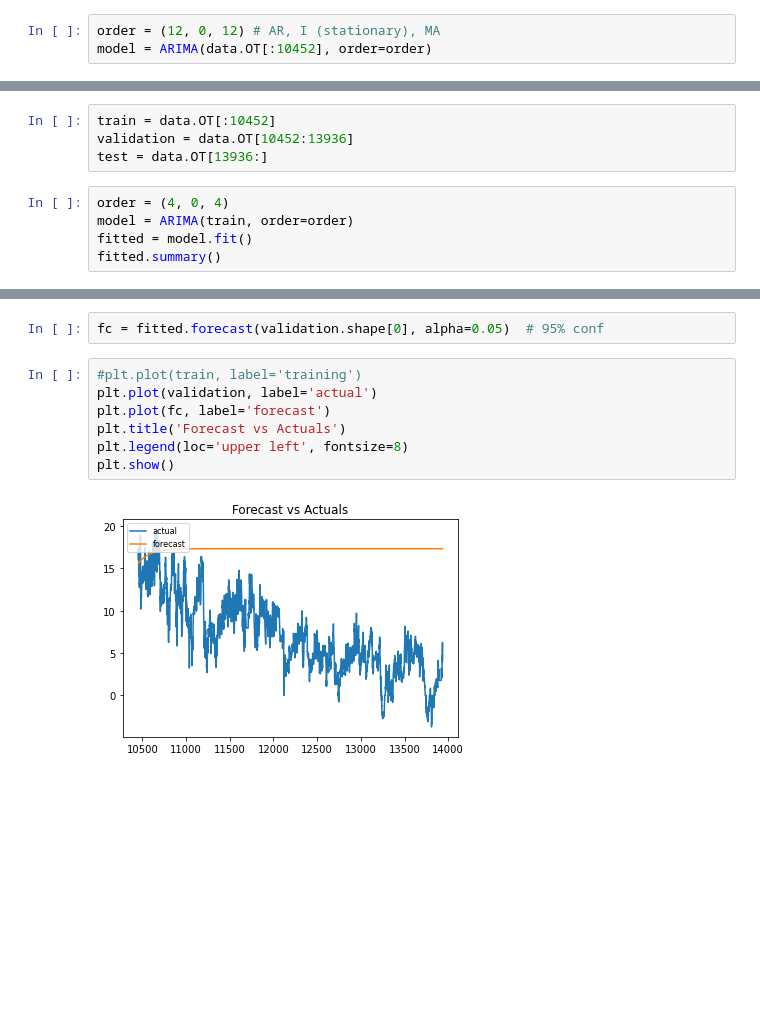
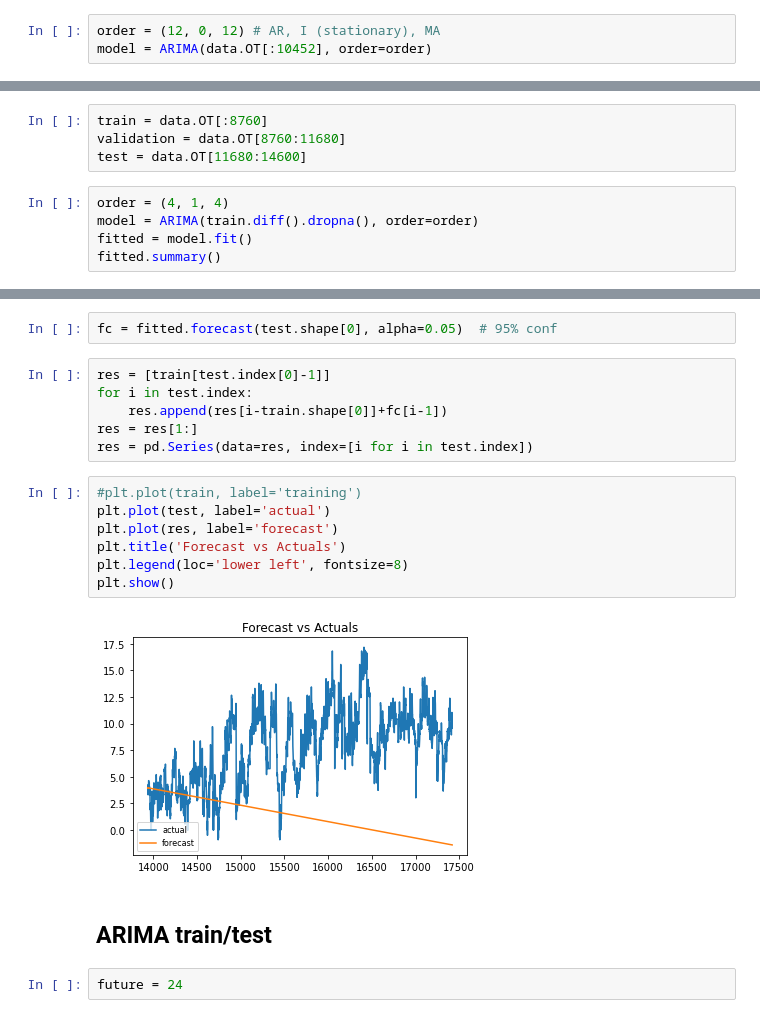
Before and after one commit to dmohorcic/SU_project, a Jupyter notebook: ARIMA/ARIMA_test.ipynb, the cells around one changed output, grey strips where cells are left out. Saved outputs shown, nothing was run; the diff lists cells and outputs as text; blank space fills up the shorter version.

```diff
--- a/ARIMA/ARIMA_test.ipynb
+++ b/ARIMA/ARIMA_test.ipynb
@@ -80,10 +100,10 @@ Warnings:
 # %%
-train = data.OT[:10452]
-validation = data.OT[10452:13936]
-test = data.OT[13936:]
+train = data.OT[:8760]
+validation = data.OT[8760:11680]
+test = data.OT[11680:14600]
 # %%
-order = (4, 0, 4)
-model = ARIMA(train, order=order)
+order = (4, 1, 4)
+model = ARIMA(train.diff().dropna(), order=order)
 fitted = model.fit()
 fitted.summary()
 # %% [output]
@@ -113,13 +132,23 @@ SARIMAX Results
 Warnings:
 [1] Covariance matrix calculated using the outer product of gradients (complex-step).
 # %%
-fc = fitted.forecast(validation.shape[0], alpha=0.05)  # 95% conf
+fc = fitted.forecast(test.shape[0], alpha=0.05)  # 95% conf
+# %%
+res = [train[test.index[0]-1]]
+for i in test.index:
+    res.append(res[i-train.shape[0]]+fc[i-1])
+res = res[1:]
+res = pd.Series(data=res, index=[i for i in test.index])
 # %%
 #plt.plot(train, label='training')
-plt.plot(validation, label='actual')
-plt.plot(fc, label='forecast')
+plt.plot(test, label='actual')
+plt.plot(res, label='forecast')
 plt.title('Forecast vs Actuals')
-plt.legend(loc='upper left', fontsize=8)
+plt.legend(loc='lower left', fontsize=8)
 plt.show()
 # %% [output]
-[figure, old version]
+[figure, new version]
+# %% [markdown]
+## ARIMA train/test
+# %%
+future = 24
```
Also changed, not shown: parts of 9 cells of this notebook, 44 other files.
